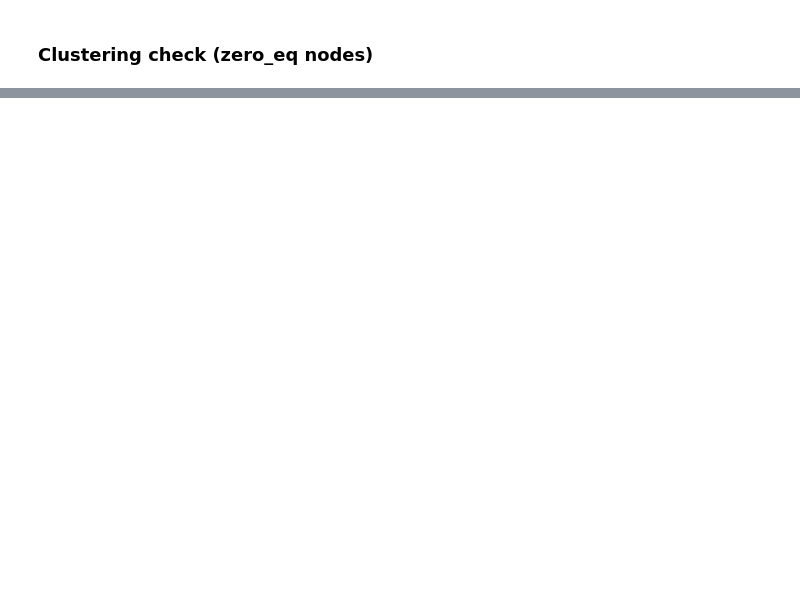
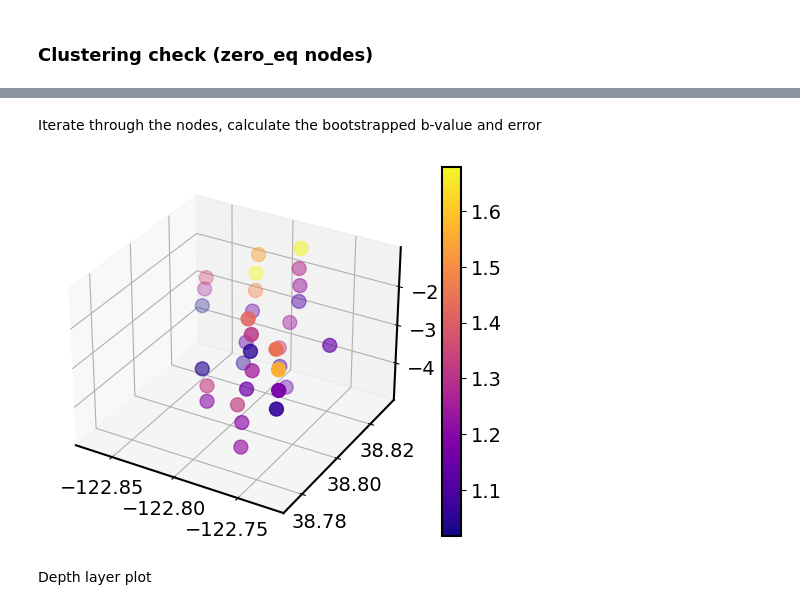
Before and after one commit to maciej-sakwa/the_geysers, a Jupyter notebook: GEYSERS_notebook.ipynb, the cells around one changed output, grey strips where cells are left out. Saved outputs shown, nothing was run; the diff lists cells and outputs as text; code cells hidden in the pictures; blank space fills up the shorter version.

Commit message:
Updated plots

```diff
--- a/GEYSERS_notebook.ipynb
+++ b/GEYSERS_notebook.ipynb
@@ -78,0 +98,6 @@ water_injections
+# %%
+N_EVENTS = 1000
+MAG_BORDERS = (1.8, 3.0)
+BIN_SIZE = 0.2
+
+selection_criterion = np.sum(time_series, axis=1) > N_EVENTS
@@ -78,0 +106,5 @@ water_injections
+# %%
+selected_1D_indices = np.arange(len(selection_criterion))[selection_criterion]
+
+df_catalogue_selected = df_catalogue[['latitude', 'longitude', 'depth', 'magnitude', 'month', 'year', 'index_1D', 'lat_id', 'long_id', 'depth_id', 'cluster']].copy()
+df_catalogue_selected = df_catalogue_selected[df_catalogue_selected.index_1D.isin(selected_1D_indices)]
@@ -78,0 +115,2 @@ water_injections
+# %% [markdown]
+Iterate through the nodes, calculate the bootstrapped b-value and error
@@ -78,0 +159,15 @@ water_injections
+# %%
+df_bvalues = pd.DataFrame(data = np.transpose([selected_1D_indices.tolist(), b_values, errors]), columns = ['index_1D', 'b_value', 'error'])
+df_catalogue_selected = df_catalogue_selected.merge(df_bvalues, how='inner', on='index_1D')
+# %%
+df_nodes = df_catalogue_selected.groupby(['index_1D'])['latitude', 'longitude', 'depth', 'b_value', 'error'].mean()
+df_nodes = df_nodes[(df_nodes.b_value > 1) & (df_nodes.error < 0.3)]
+# %%
+fig = plt.figure()
+ax = fig.add_subplot(projection='3d')
+
+plot = ax.scatter(df_nodes.longitude, df_nodes.latitude, -df_nodes.depth, c= df_nodes.b_value, cmap='plasma', s = 100)
+plt.colorbar(plot)
+plt.show()
+# %% [output]
+[figure, added]
@@ -78,0 +178,2 @@ water_injections
+# %% [markdown]
+Depth layer plot
```
Also changed, not shown: parts of 38 cells of this notebook, 1 other file.
